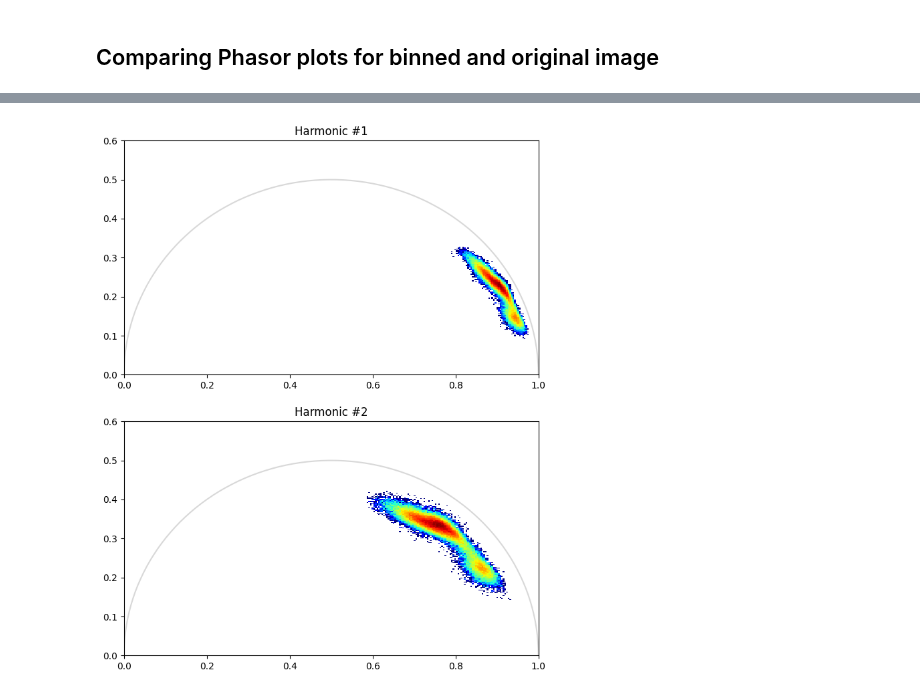
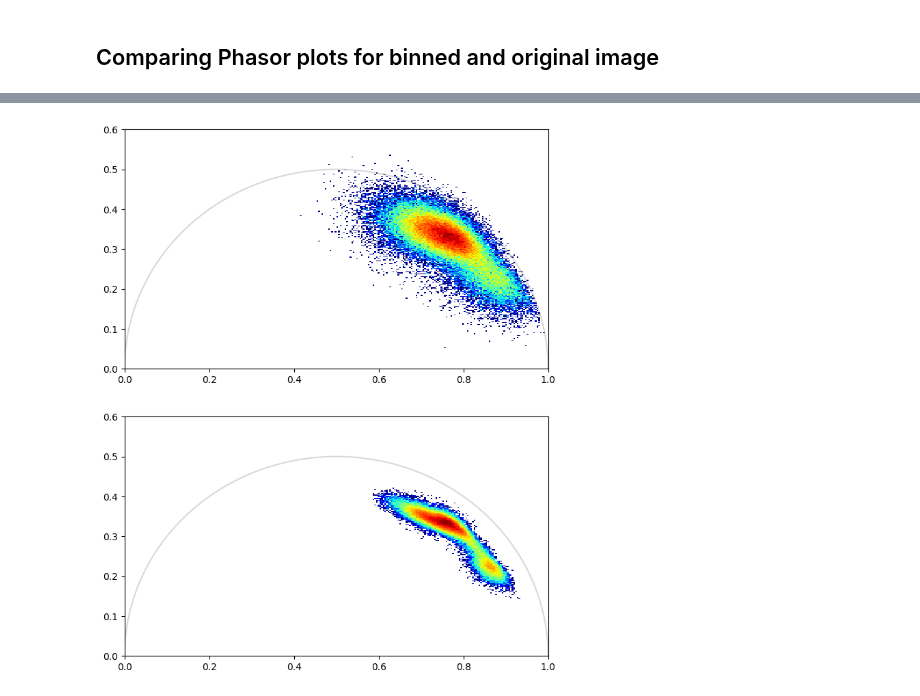
Before and after one commit to zoccoler/FLIM_analysis, a Jupyter notebook: notebooks/Binning_test.ipynb, the cells around one changed output, grey strips where cells are left out. Drawn from its saved outputs; the diff is of its cells as text; code cells hidden in the pictures.

```diff
--- a/notebooks/Binning_test.ipynb
+++ b/notebooks/Binning_test.ipynb
@@ -106,0 +89,3 @@ time_mask = time_array >= time_array[start_index]
+# %%
+laser_frequency = flim_data_file[0][1]['metadata'][0]['TTResult_SyncRate'] *1E-6 #MHz
+laser_frequency
@@ -106,0 +94,4 @@ time_mask = time_array >= time_array[start_index]
+# %%
+time_mask = filters.make_time_mask(layer, laser_frequency)
+binned_time_mask = filters.make_time_mask(binned_layer, laser_frequency)
+len(time_mask == binned_time_mask) == sum(time_mask == binned_time_mask)
@@ -132,23 +102,17 @@ for i in range(number_of_harmonics):
-# %%
-flim_image = image_binned
-fig, ax = plt.subplots(number_of_harmonics, 1, figsize=(8, number_of_harmonics*5))
-for i in range(number_of_harmonics):
-    g, s, dc = get_phasor_components(flim_image[time_mask], harmonic = i+1)
-
-    # Apply threshold
-    x = np.ravel(g[space_mask])
-    y = np.ravel(s[space_mask])
-
-    if number_of_harmonics == 1:
-        current_axis = ax
-    else:
-        current_axis = ax[i]
-
-    add_phasor_circle(current_axis)
-    #add_tau_lines(current_axis, tau_list, laser_frequency)
-    # current_axis.scatter(x,y, s=5, alpha=0.1, c='k')
-    output = current_axis.hist2d(x, y, bins=256, norm='log', range=[[0, 1], [0, 0.6]], cmap = 'jet')
-    title = 'Harmonic #' + str(i+1)
-    current_axis.set_title(title)
-# %% [output]
-[figure, removed]
+# %%
+og_phasor_comp = phasor.get_phasor_components(layer[time_mask], number_of_harmonics)
+binned_phasor_comp = phasor.get_phasor_components(binned_layer[time_mask], number_of_harmonics)
+# %%
+fig, ax = plt.subplots(2, 1, figsize=(8, 2*5))
+g, s, dc = og_phasor_comp
+g_b, s_b, dc_b = binned_phasor_comp
+
+#phasor_plt.add_phasor_circle(current_axis)
+add_phasor_circle(ax[0])
+add_phasor_circle(ax[1])
+output = ax[0].hist2d(x=np.ravel(g[space_mask]),y=np.ravel(s[space_mask]),bins=256,cmap='jet',norm='log',range=[[0, 1], [0, 0.6]])
+output = ax[1].hist2d(x=np.ravel(g_b[space_mask]),y=np.ravel(s_b[space_mask]),bins=256,cmap='jet',norm='log',range=[[0, 1], [0, 0.6]])
+
+#phasor_plt.add_2d_histogram(ax, np.ravel(g), np.ravel(s), bins=256, norm='log', range=[[0, 1], [0, 0.6]], cmap = 'jet')
+# %% [output]
+[figure, added]
```
Also changed, not shown: parts of 23 cells of this notebook, 1 other file.
